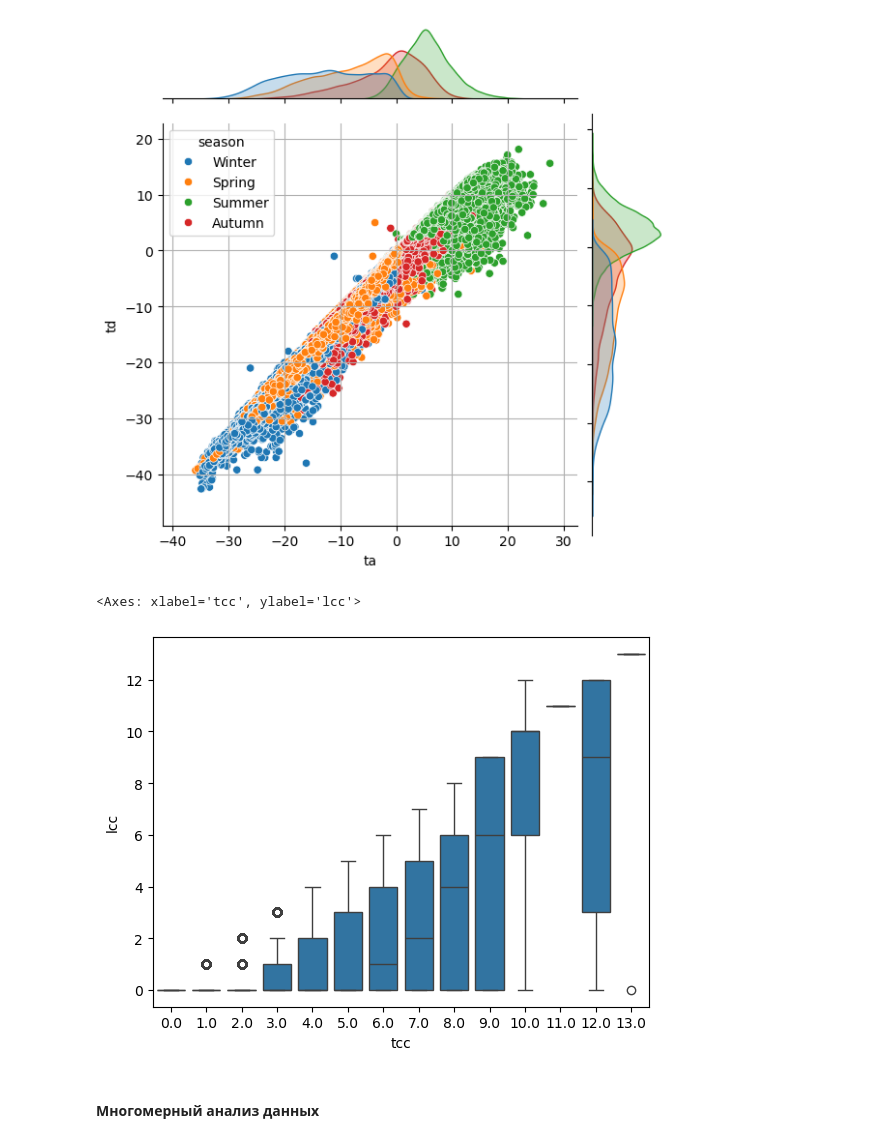
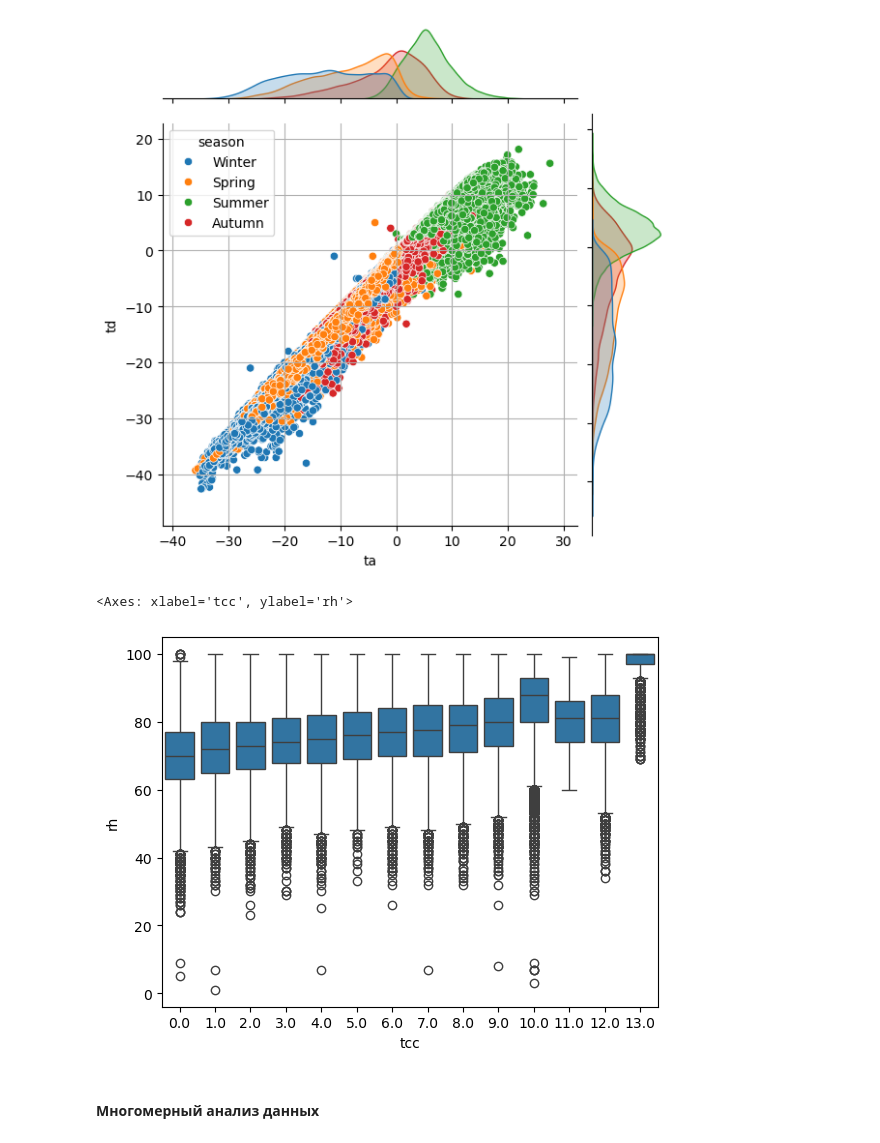
Before and after one commit to mvarentsov/ML4hydromet-2024, a Jupyter notebook: examples/Lect03_EDA_demo.ipynb, the cells around one changed output. Drawn from its saved outputs; the diff is of its cells as text; code cells hidden in the pictures.

```diff
--- a/examples/Lect03_EDA_demo.ipynb
+++ b/examples/Lect03_EDA_demo.ipynb
@@ -388,8 +440,8 @@ plt.grid()
 # %% [output]
 [figure]
 # %%
-# Ящики с усами для бивариального анализа
-sns.boxplot(df, x = 'tcc', y = 'lcc')
+# Ящики с усами для двумерного анализа
+sns.boxplot(df, x = 'tcc', y = 'rh')
 # %% [output]
-<Axes: xlabel='tcc', ylabel='lcc'>
+<Axes: xlabel='tcc', ylabel='rh'>
-[figure, old version]
+[figure, new version]
```
Also changed, not shown: parts of 24 cells of this notebook.
